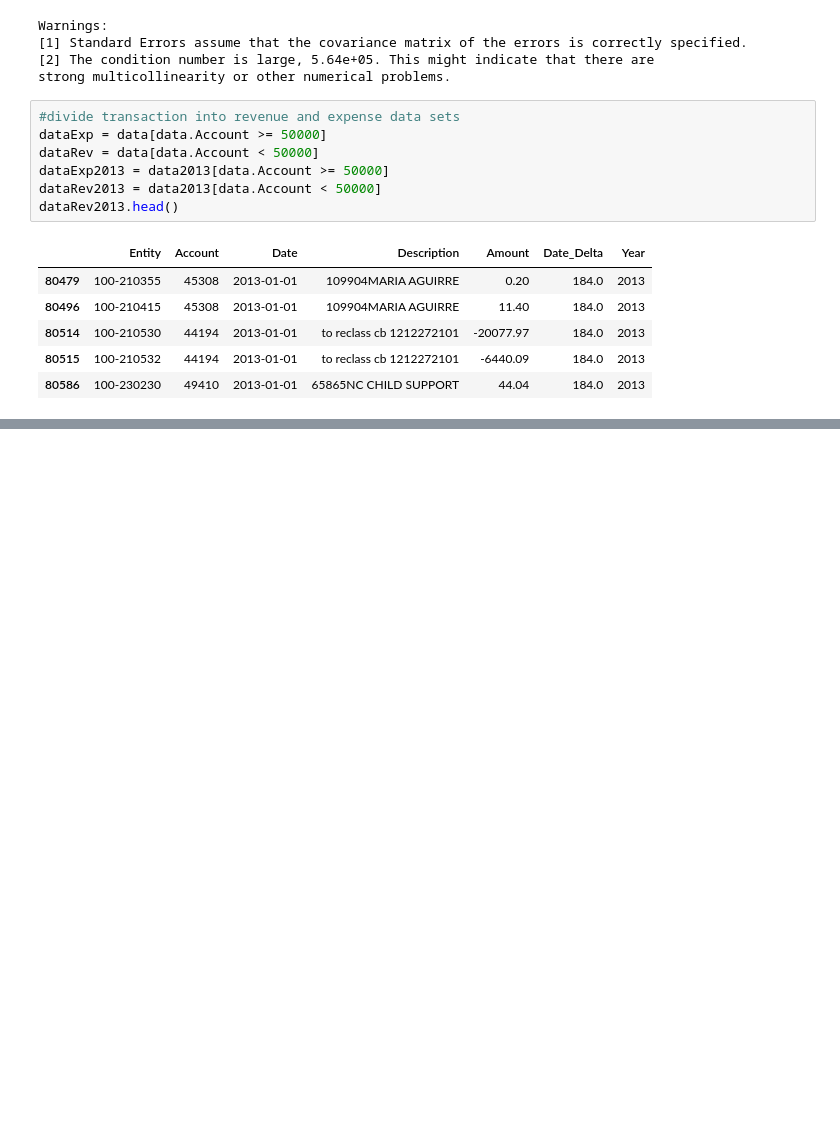
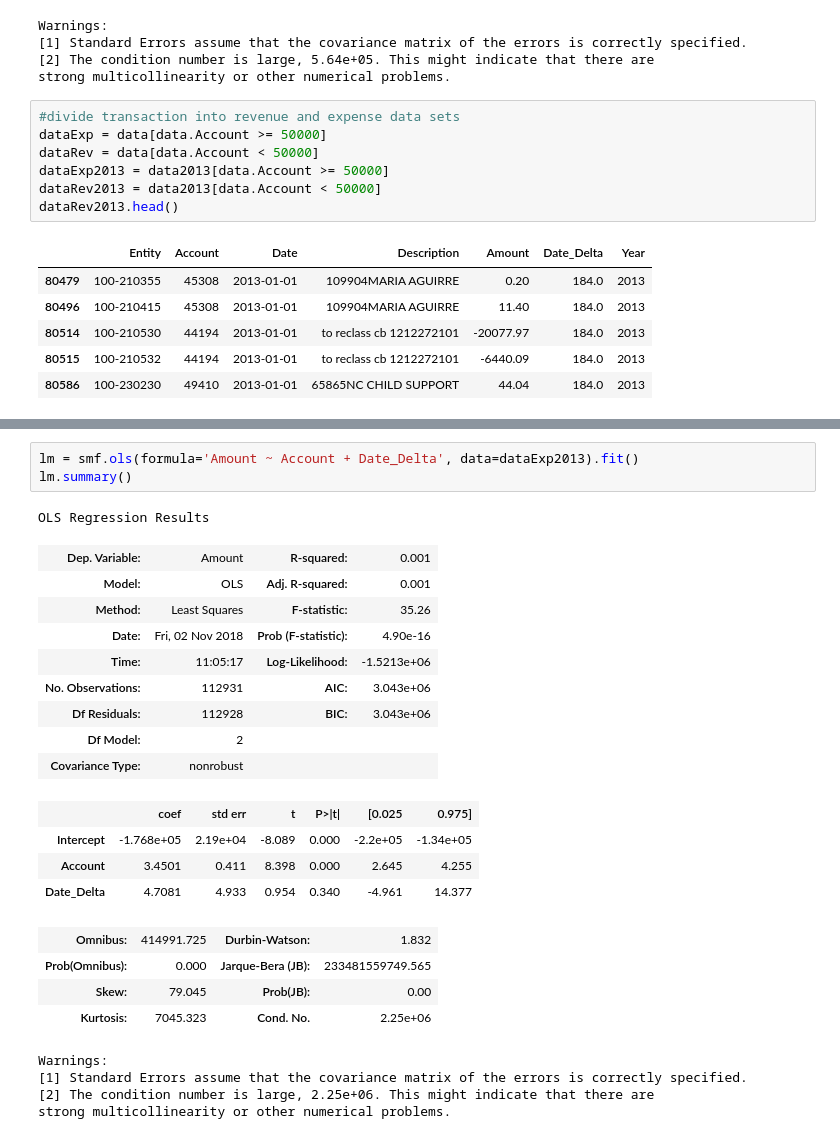
Before and after one commit to UNCG-CSE/Guilford_Financial, a Jupyter notebook: src/Trans2Regression.ipynb, the cells around one changed output, grey strips where cells are left out. Cells and saved outputs as stored; diff of their text form; blank space fills up the shorter version.

```diff
--- a/src/Trans2Regression.ipynb
+++ b/src/Trans2Regression.ipynb
@@ -107,0 +133,26 @@ dataRev2013.head()
+# %%
+lm = smf.ols(formula='Amount ~ Account + Date_Delta', data=dataExp2013).fit()
+lm.summary()
+# %% [output]
+OLS Regression Results
+| Dep. Variable: | Amount | R-squared: | 0.001 |
+| Model: | OLS | Adj. R-squared: | 0.001 |
+| Method: | Least Squares | F-statistic: | 35.26 |
+| Date: | Fri, 02 Nov 2018 | Prob (F-statistic): | 4.90e-16 |
+| Time: | 11:05:17 | Log-Likelihood: | -1.5213e+06 |
+| No. Observations: | 112931 | AIC: | 3.043e+06 |
+| Df Residuals: | 112928 | BIC: | 3.043e+06 |
+| Df Model: | 2 |  |  |
+| Covariance Type: | nonrobust |  |  |
+|  | coef | std err | t | P>|t| | [0.025 | 0.975] |
+| Intercept | -1.768e+05 | 2.19e+04 | -8.089 | 0.000 | -2.2e+05 | -1.34e+05 |
+| Account | 3.4501 | 0.411 | 8.398 | 0.000 | 2.645 | 4.255 |
+| Date_Delta | 4.7081 | 4.933 | 0.954 | 0.340 | -4.961 | 14.377 |
+| Omnibus: | 414991.725 | Durbin-Watson: | 1.832 |
+| Prob(Omnibus): | 0.000 | Jarque-Bera (JB): | 233481559749.565 |
+| Skew: | 79.045 | Prob(JB): | 0.00 |
+| Kurtosis: | 7045.323 | Cond. No. | 2.25e+06 |
+Warnings:
+[1] Standard Errors assume that the covariance matrix of the errors is correctly specified.
+[2] The condition number is large, 2.25e+06. This might indicate that there are
+strong multicollinearity or other numerical problems.
```
Also changed, not shown: parts of 2 cells of this notebook, 16 other files.
